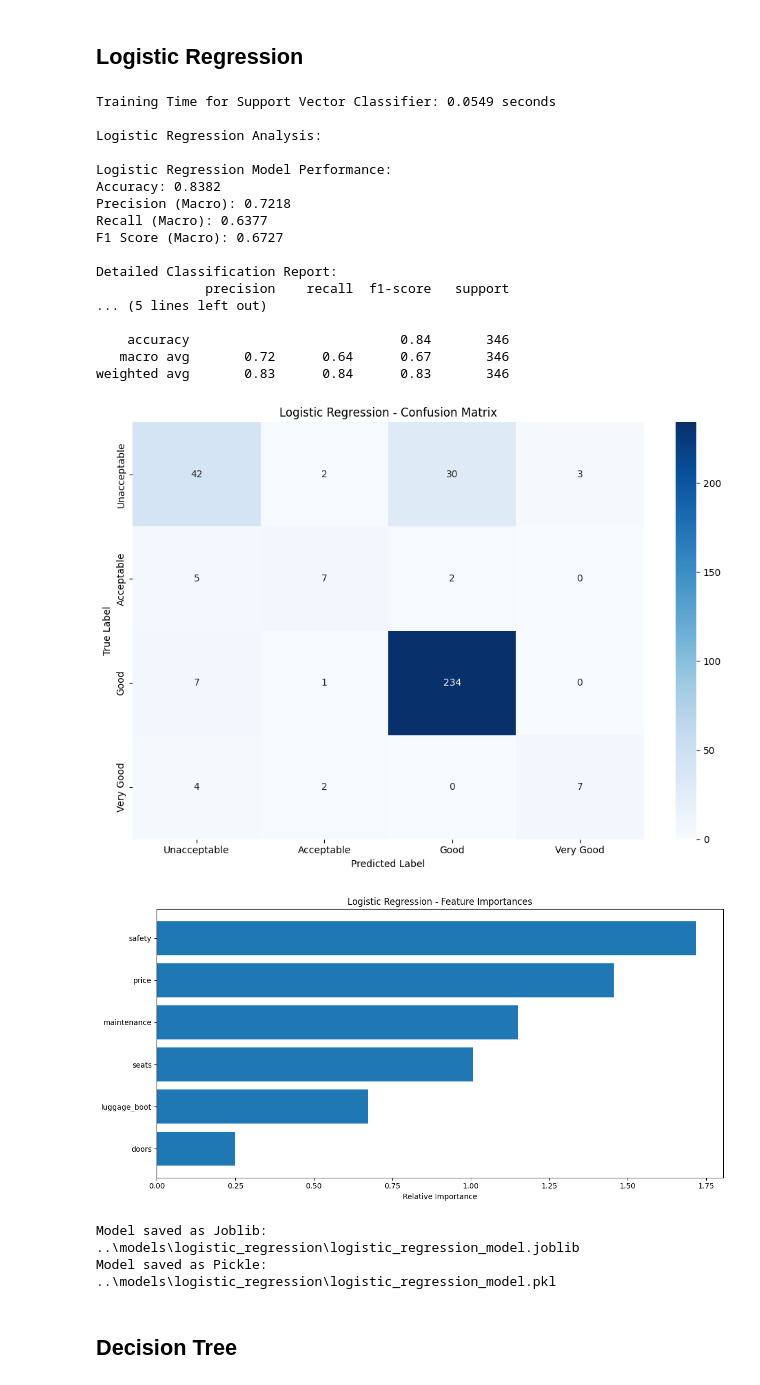
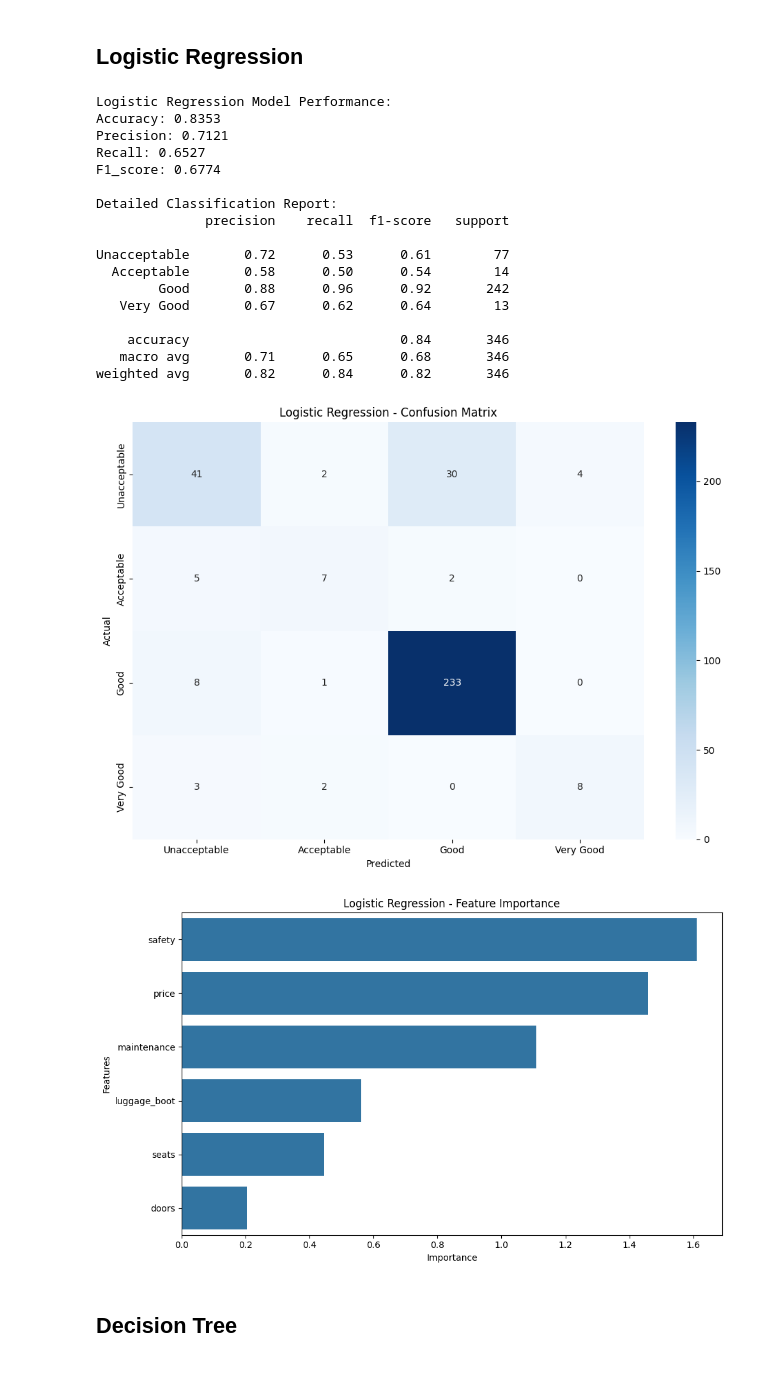
Before and after one commit to jovanovic-djo/car-value-score-prediction, a Jupyter notebook: notebooks/model_training.ipynb, the cells around one changed output. Saved outputs shown, nothing was run; the diff lists cells and outputs as text; code cells hidden in the pictures.

Commit message:
add initial hyperparameter tuning method and modify logistic regression

```diff
--- a/notebooks/model_training.ipynb
+++ b/notebooks/model_training.ipynb
@@ -158,49 +357,58 @@ def save_model(model, model_name, save_formats=['joblib', 'pickle']):
 # %%
 # Train Logistic Regression Model
 lr_model = LogisticRegression(
-    solver='lbfgs',
     max_iter=1000
 )
 
-# Measure training time
-start_time = time.time()
-lr_model.fit(X_train_scaled, y_train)
-end_time = time.time()
+lr_results = train_and_evaluate_model(
+    model=lr_model,
+    X_train=X_train_scaled,
+    X_test=X_test_scaled,
+    y_train=y_train,
+    y_test=y_test,
+    model_name='Logistic Regression',
+    param_grid=model_configs['Logistic Regression']['param_grid'],
+    feature_names=feature_names,
+    class_names=class_names
+)
 
-# Calculate training duration
-lr_training_duration = end_time - start_time
-print(f"\nTraining Time for Support Vector Classifier: {lr_training_duration:.4f} seconds\n")
+# # Measure training time
+# start_time = time.time()
+# lr_model.fit(X_train_scaled, y_train)
+# end_time = time.time()
 
-# Evaluate Logistic Regression
-print("Logistic Regression Analysis:")
-lr_metrics = evaluate_model(lr_model, X_test_scaled, y_test, 'Logistic Regression')
+# # Calculate training duration
+# lr_training_duration = end_time - start_time
+# print(f"\nTraining Time for Support Vector Classifier: {lr_training_duration:.4f} seconds\n")
 
-# Plot Logistic Regression Feature Importance
-plot_feature_importance(lr_model, feature_names, 'Logistic Regression')
+# # Evaluate Logistic Regression
+# print("Logistic Regression Analysis:")
+# lr_metrics = evaluate_model(lr_model, X_test_scaled, y_test, 'Logistic Regression')
 
-save_model(lr_model, "logistic_regression")
+# # Plot Logistic Regression Feature Importance
+# plot_feature_importance(lr_model, feature_names, 'Logistic Regression')
+
+# save_model(lr_model, "logistic_regression")
 # %% [output]
-Training Time for Support Vector Classifier: 0.0549 seconds
-
-Logistic Regression Analysis:
-
 Logistic Regression Model Performance:
-Accuracy: 0.8382
-Precision (Macro): 0.7218
-Recall (Macro): 0.6377
-F1 Score (Macro): 0.6727
+Accuracy: 0.8353
+Precision: 0.7121
+Recall: 0.6527
+F1_score: 0.6774
 
 Detailed Classification Report:
               precision    recall  f1-score   support
-... (5 lines left out)
+
+Unacceptable       0.72      0.53      0.61        77
+  Acceptable       0.58      0.50      0.54        14
+        Good       0.88      0.96      0.92       242
+   Very Good       0.67      0.62      0.64        13
 
     accuracy                           0.84       346
-   macro avg       0.72      0.64      0.67       346
-weighted avg       0.83      0.84      0.83       346
+   macro avg       0.71      0.65      0.68       346
+weighted avg       0.82      0.84      0.82       346
-[figure, old version]
+[figure, new version]
-[figure, old version]
+[figure, new version]
-Model saved as Joblib: ..\models\logistic_regression\logistic_regression_model.joblib
-Model saved as Pickle: ..\models\logistic_regression\logistic_regression_model.pkl
 # %% [markdown]
 ## Decision Tree
 # %%
```
Also changed, not shown: parts of 3 cells of this notebook, 2 other files.
